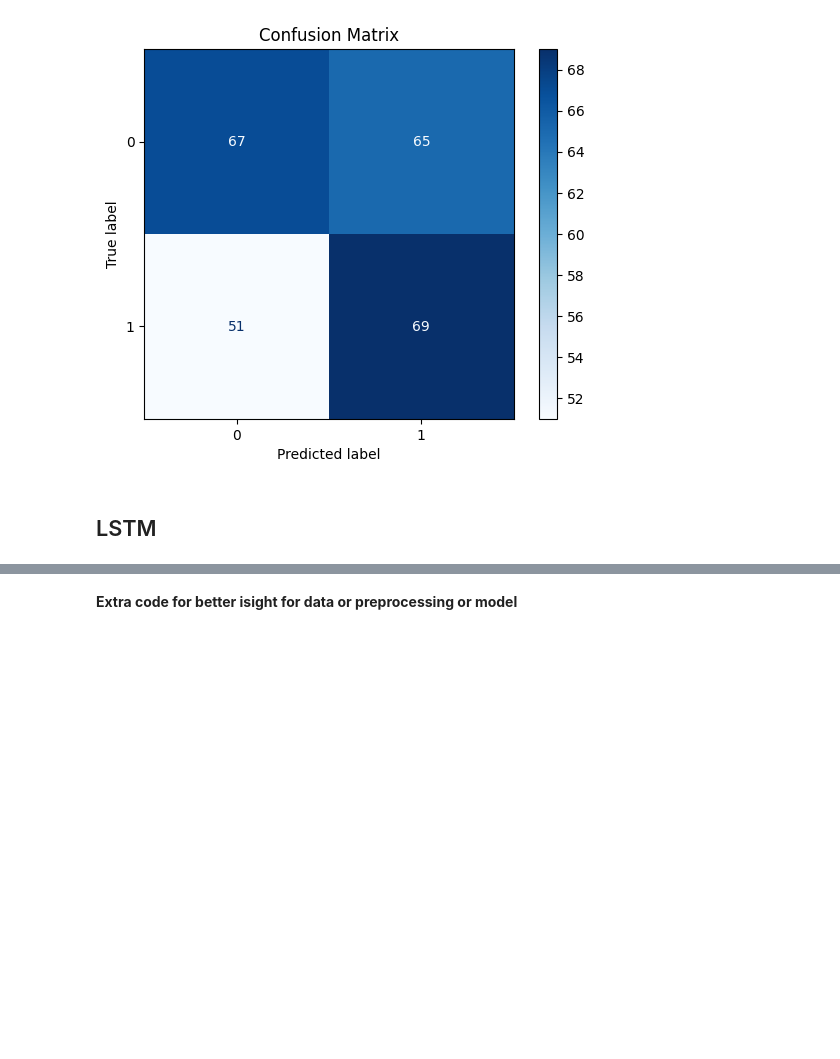
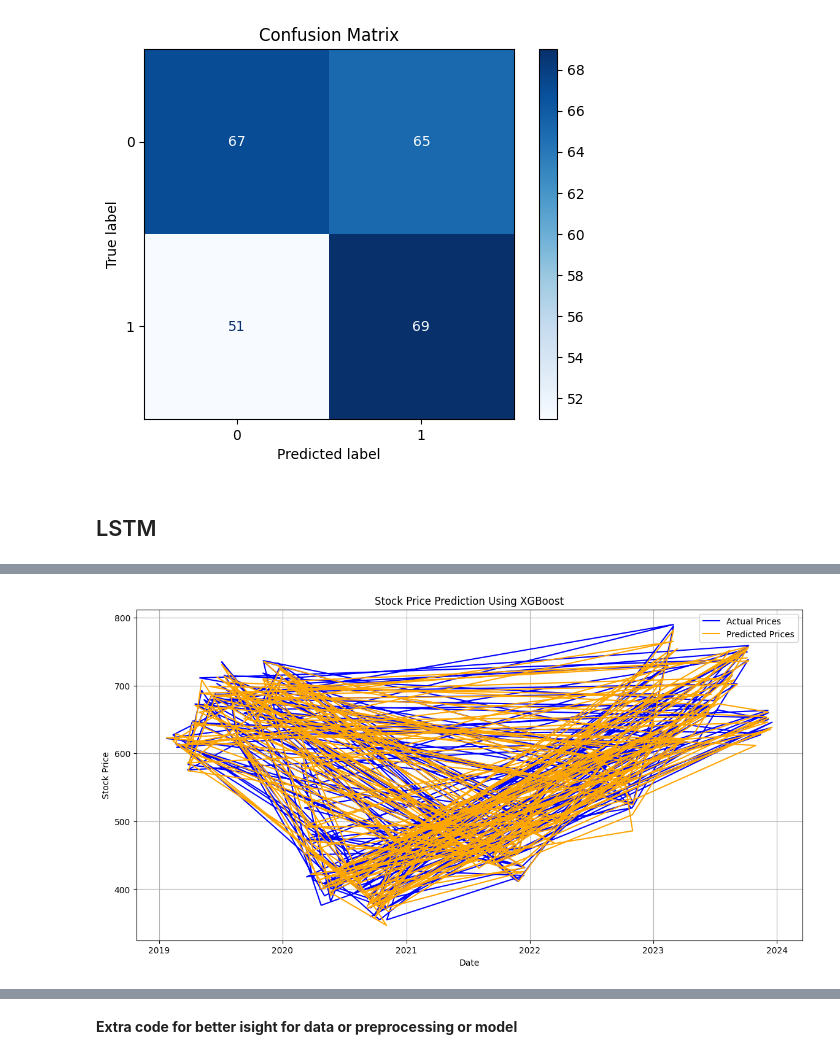
Before and after one commit to Muhammad-Abdullah-Jami/UK_Bank_Stocks_Prediction, a Jupyter notebook: Yfinance.ipynb, the cells around one changed output, grey strips where cells are left out. Saved outputs shown, nothing was run; the diff lists cells and outputs as text; code cells hidden in the pictures; blank space fills up the shorter version.

```diff
--- a/Yfinance.ipynb
+++ b/Yfinance.ipynb
@@ -298,0 +647,20 @@ F1 Score: 0.5394795650543683
+# %%
+data = df[['Close']].copy()
+
+# Feature Engineering: Create lag features for the closing price
+for i in range(1, 6):  # Creating 5 lag features
+    data[f'lag_{i}'] = data['Close'].shift(i)
+
+# Dropping missing values
+data.dropna(inplace=True)
+
+# Splitting the data into features (X) and target (y)
+X = data.drop('Close', axis=1)
+y = data['Close']
+
+# Splitting the data into training and testing datasets
+X_train, X_test, y_train, y_test = train_test_split(X, y, test_size=0.2, random_state=42)
+
+# Initialize and fit the XGBoost model
+xg_model = xgb.XGBRegressor(objective='reg:squarederror', n_estimators=100, learning_rate=0.1, max_depth=5)
+xg_model.fit(X_train, y_train)
@@ -298,0 +679,60 @@ F1 Score: 0.5394795650543683
+# %%
+y_pred = xg_model.predict(X_test)
+
+# Plotting actual vs predicted prices
+plt.figure(figsize=(14, 7))
+plt.plot(y_test.index, y_test, label='Actual Prices', color='blue')
+plt.plot(y_test.index, y_pred, label='Predicted Prices', color='orange')
+
+# Adding titles and labels
+plt.title('Stock Price Prediction Using XGBoost')
+plt.xlabel('Date')
+plt.ylabel('Stock Price')
+plt.legend()
+plt.grid(True)
+plt.show()
+
+# Continuous prediction for the next year
+# Preparing to create future data for predictions
+future_steps = 365
+
+# Creating an array to hold the last observed data points with lag features
+last_data = data.iloc[-1][1:].values  # Get the last row of lag features (excluding 'Close')
+
+# Initialize an empty list to store future predictions
+future_prices = []
+
+# Generate predictions for the next year
+for _ in range(future_steps):
+    # Creating a DataFrame for the next prediction with the correct number of lag features
+    future_df = pd.DataFrame(data=[last_data], columns=X.columns)
+
+    # Predict the next price
+    next_price = xg_model.predict(future_df)[0]
+    future_prices.append(next_price)
+
+    # Update last_data for the next iteration
+    last_data = np.roll(last_data, -1)  # Shift the lag features to the left
+    last_data[-1] = next_price  # Add the predicted price as the last lag feature
+
+# Prepare the index for future dates
+last_date = df.index[-1]
+future_dates = pd.date_range(start=last_date + pd.Timedelta(days=1), periods=future_steps)
+
+# Create a DataFrame for future predictions
+future_df = pd.DataFrame(data=future_prices, index=future_dates, columns=['Predicted Price'])
+
+# Plotting historical and future predictions
+plt.figure(figsize=(14, 7))
+plt.plot(df.index, df['Close'], label='Historical Prices', color='blue')
+plt.plot(future_df.index, future_df['Predicted Price'], label='Future Predictions', color='orange')
+
+# Adding titles and labels
+plt.title('Continuous Stock Price Prediction for the Next Year Using XGBoost')
+plt.xlabel('Date')
+plt.ylabel('Stock Price')
+plt.legend()
+plt.grid(True)
+plt.show()
+# %% [output]
+[figure, added]
```
Also changed, not shown: parts of 23 cells of this notebook.
